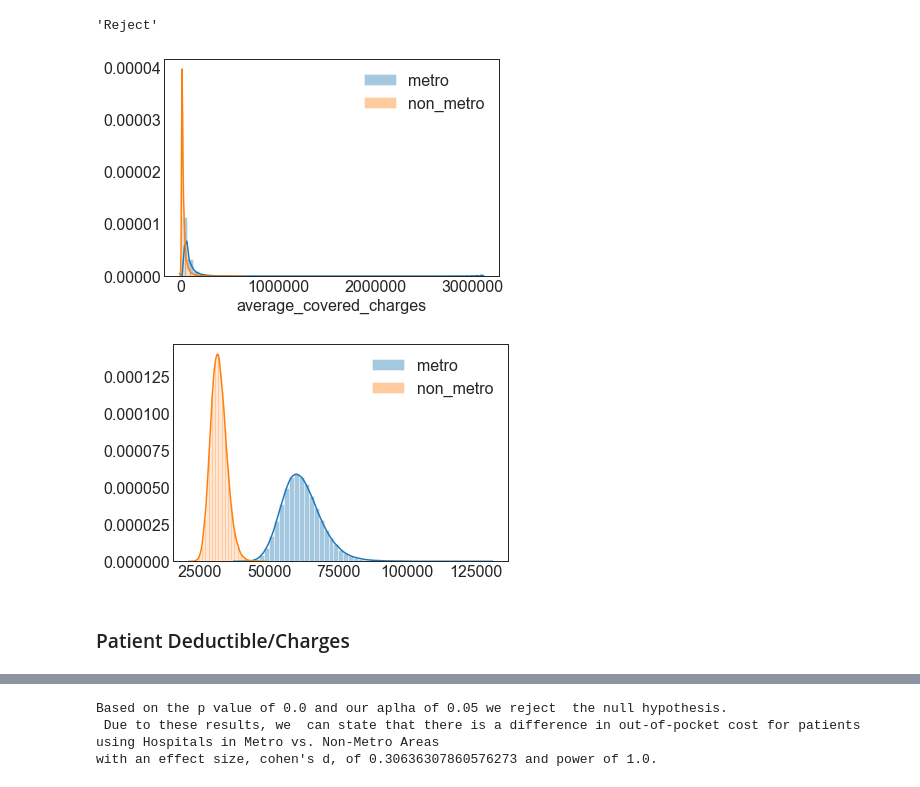
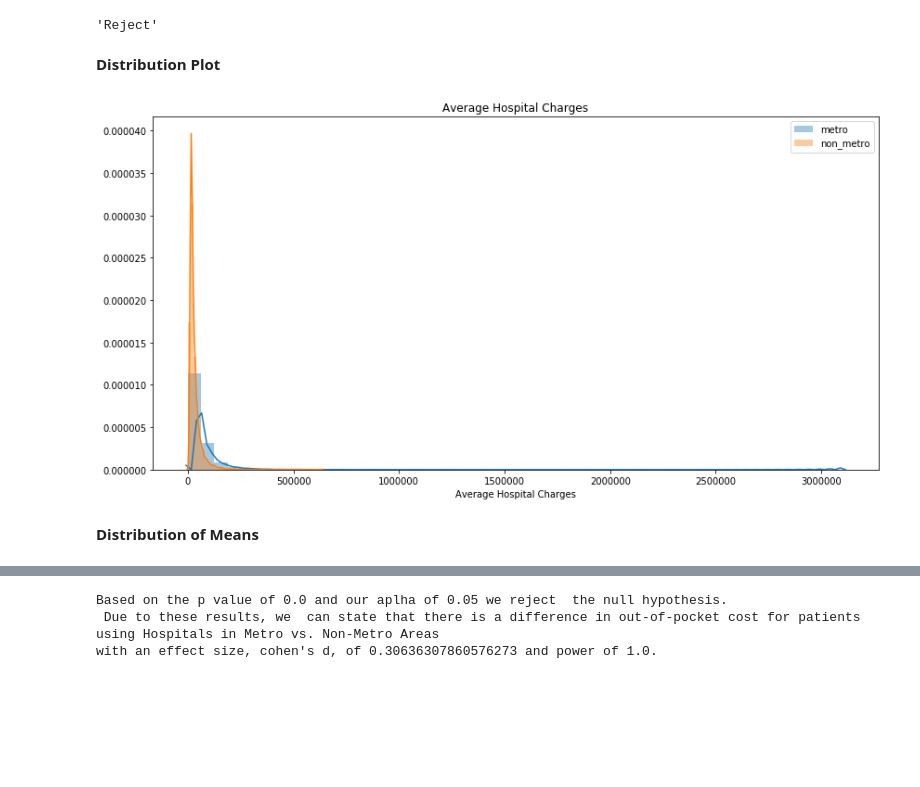
Before and after one commit to mrodzlgd/Mod3-Project-1, a Jupyter notebook: Working Notebook-MRcopy.ipynb, the cells around one changed output, grey strips where cells are left out. Drawn from its saved outputs; the diff is of its cells as text; code cells hidden in the pictures; blank space fills up the shorter version.

```diff
--- a/Working Notebook-MRcopy.ipynb
+++ b/Working Notebook-MRcopy.ipynb
@@ -11 +16,9 @@ from visualizations import plot_distribution
+# %%
+def plot_distribution(sample_one,label_one,sample_two,label_two,title):
+    plt.figure(figsize=(14,7))
+    sns.distplot(sample_one, label=label_one)
+    sns.distplot(sample_two, label=label_two)
+    plt.legend(loc=0)
+    plt.xlabel(title)
+    plt.title(title)
 # %% [markdown]
@@ -23,13 +36,14 @@ Based on the p value of 0.0 and our aplha of 0.05 we reject  the null hypothesis
  Due to these results, we  can state that there is a difference in charges between Hospitals in Metro and Non-Metro Areas
 with an effect size, cohen's d, of 0.4389810421260751 and power of 1.0.
 'Reject'
+# %% [markdown]
+__Distribution Plot__
 # %%
-plot_distribution(cleaned_data, y_var='average_covered_charges', categories=['metro','non_metro'])
+metro_sample,non_metro_sample = create_sample_dists(
+    cleaned_data, y_var='average_covered_charges', categories=['metro','non_metro'])
-# %% [output]
-[figure, removed]
-# %%
-plot_distribution_means(cleaned_data, y_var='average_covered_charges', categories=['metro','non_metro'])
-# %% [output]
-[figure, removed]
-# %% [markdown]
-### Patient Deductible/Charges
+# %%
+plot_distribution(metro_sample,'metro',non_metro_sample,'non_metro','Average Hospital Charges')
+# %% [output]
+[figure, added]
+# %% [markdown]
+__Distribution of Means__
```
Also changed, not shown: parts of 25 cells of this notebook, 3 other files.
